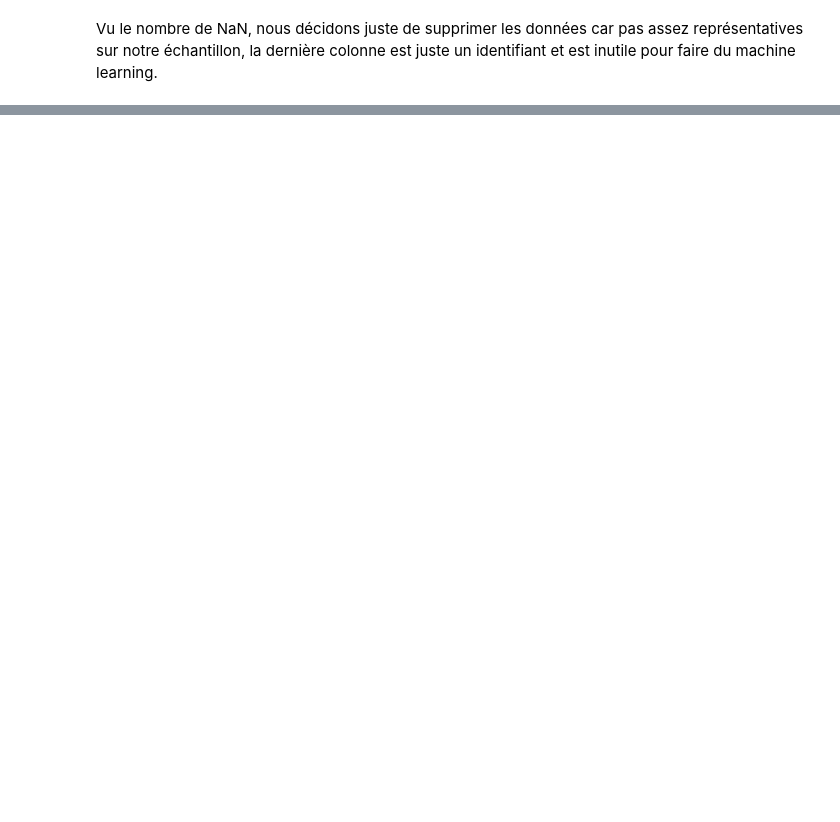
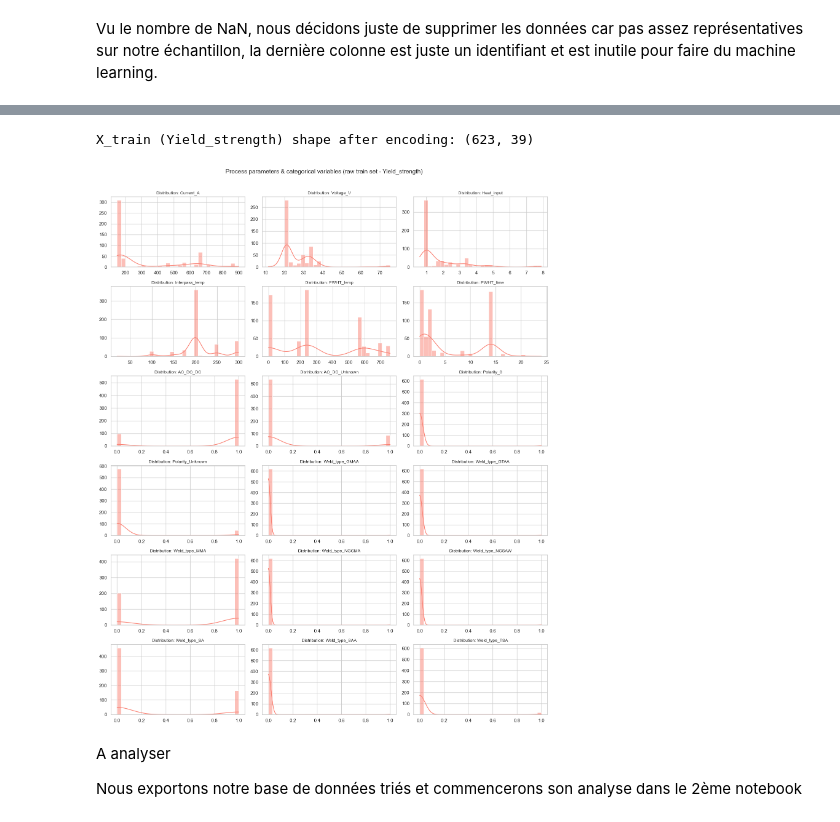
Before and after one commit to Vaxi444/projet-qualite-soudure_AA, a Jupyter notebook: notebooks/01_chargement_nettoyage.ipynb, the cells around one changed output, grey strips where cells are left out. Cells and saved outputs as stored; diff of their text form; code cells hidden in the pictures; blank space fills up the shorter version.

Commit message:
fin du premier notebook

```diff
--- a/notebooks/01_chargement_nettoyage.ipynb
+++ b/notebooks/01_chargement_nettoyage.ipynb
@@ -188,14 +185,13 @@ for col in ppm_cols:
     print(f"Exemples de valeurs : {list(sample_vals)}\n")
 
 
-
 def clean_ppm_value(val):
     if pd.isna(val) or val in ["N", "-", "nan", ""]:
         return 0.0
     val_str = str(val).strip()
     if val_str.startswith("<"):
         try:
-            return float(val_str.replace("<", "")) / 2.0
+            return float(val_str.replace("<", ""))/2
         except ValueError:
             return 0.0
     try:
@@ -318,6 +314,14 @@ for col in cat_cols:
     df[col] = df[col].astype(str).str.strip()
     df[col] = df[col].replace(["nan", "N", "-", "", "None"], "Unknown")
 
+df["Interpass_temp"] = pd.to_numeric(
+    df["Interpass_temp"].astype(str).str.replace("<", "").str.strip(),
+    errors="coerce"
+)
+
+df["PWHT_temp"] = df["PWHT_temp"].fillna(0.0)
+df["PWHT_time"] = df["PWHT_time"].fillna(0.0)
+
 # Harmonisation des procédés de soudage
 df["Weld_type"] = df["Weld_type"].replace({"ShMA": "MMA", "SMA": "SA"})
 
@@ -325,7 +329,7 @@ df["Weld_type"] = df["Weld_type"].replace({"ShMA": "MMA", "SMA": "SA"})
 for col in cat_cols:
     print(f"Valeurs uniques finales dans {col} : {df[col].unique().tolist()}")
 
-df[cat_cols].info()
+df[proc_cols].info()
 # %% [output]
 Valeurs uniques finales dans AC_DC : ['DC', 'AC', 'Unknown']
 Valeurs uniques finales dans Polarity : ['+', '0', 'Unknown']
@@ -415,6 +438,7 @@ Exemples : ['32', '13', '19', '8']
 Vu le nombre de NaN, nous décidons juste de supprimer les données car pas assez représentatives sur notre échantillon, la dernière colonne est juste un identifiant et est inutile pour faire du machine learning.
 # %%
 df = df.drop(columns=micro_cols)
+df = df.drop(columns=["Hardness", "FATT_50"])
 
 print(f"Nouvelles dimensions du dataset : {df.shape}")
 # %% [output]
@@ -441,0 +514,46 @@ memory usage: 490.3 KB
+# %%
+import math
+import matplotlib.pyplot as plt
+import pandas as pd
+import seaborn as sns
+
+sns.set_theme(style="whitegrid")
+
+target_ref = "Yield_strength"
+X_train_raw = datasets[target_ref]["X_train"]
+
+X_encoded = pd.get_dummies(X_train_raw, columns=cat_cols, drop_first=True, dtype=float)
+print(f"X_train ({target_ref}) shape after encoding: {X_encoded.shape}")
+
+chem_cols = [col for col in X_encoded.columns if "_wt" in col or "_ppm" in col]
+proc_and_cat_cols = [col for col in X_encoded.columns if col not in chem_cols]
+
+ncols = 3
+nrows = math.ceil(len(proc_and_cat_cols) / ncols)
+
+fig, axes = plt.subplots(nrows=nrows, ncols=ncols, figsize=(15, 3 * nrows))
+axes = axes.flatten()
+
+for i, col in enumerate(proc_and_cat_cols):
+    sns.histplot(X_encoded[col].dropna(), kde=True, ax=axes[i], color="salmon", bins=30)
+    axes[i].set_title(f"Distribution: {col}", fontsize=10)
+    axes[i].set_xlabel("")
+    axes[i].set_ylabel("")
+
+for j in range(len(proc_and_cat_cols), len(axes)):
+    fig.delaxes(axes[j])
+
+plt.suptitle(
+    f"Process parameters & categorical variables (raw train set - {target_ref})",
+    fontsize=14,
+    y=1.01,
+)
+plt.tight_layout()
+plt.show()
+# %% [output]
+X_train (Yield_strength) shape after encoding: (623, 39)
+[figure, added]
+# %% [markdown]
+ A analyser
+
+ Nous exportons notre base de données triés et commencerons son analyse dans le 2ème notebook
```
Also changed, not shown: parts of 13 cells of this notebook.
